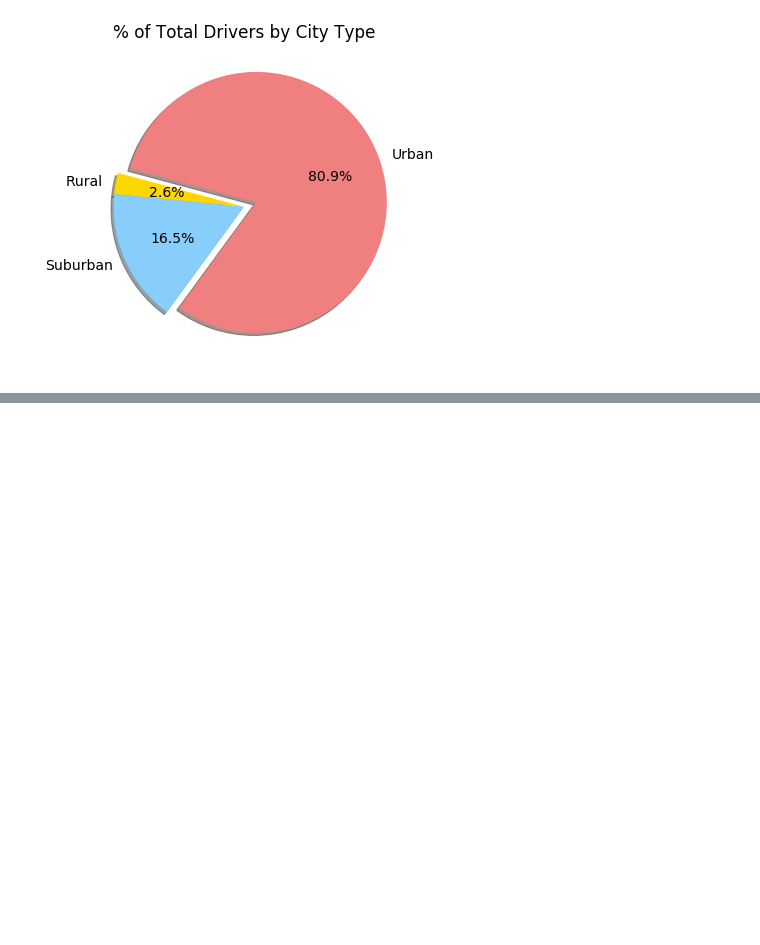
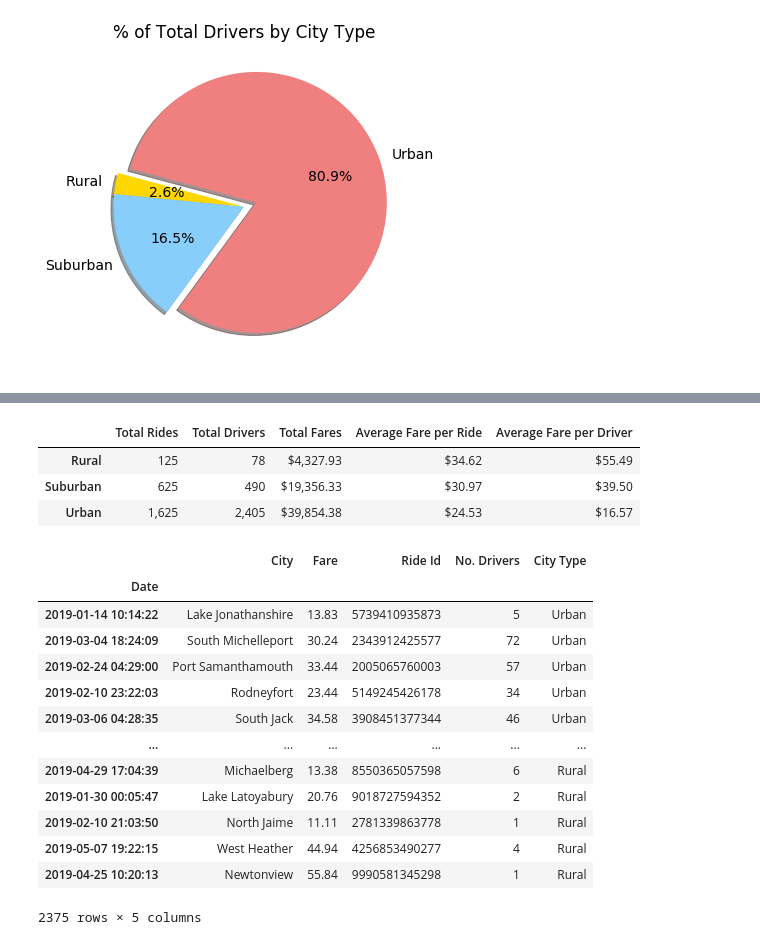
Before and after one commit to jgrotenhuis/PyBer_Analysis, a Jupyter notebook: PyBer.ipynb, the cells around one changed output, grey strips where cells are left out. Cells and saved outputs as stored; diff of their text form; code cells hidden in the pictures; blank space fills up the shorter version.

```diff
--- a/PyBer.ipynb
+++ b/PyBer.ipynb
@@ -802,0 +830,42 @@ plt.show()
+# %%
+# Apply formatting.
+final_ride_share_summary_df["Total Rides"] = final_ride_share_summary_df["Total Rides"].map("{:,.0f}".format)
+
+final_ride_share_summary_df["Total Drivers"] = final_ride_share_summary_df["Total Drivers"].map("{:,.0f}".format)
+
+final_ride_share_summary_df["Total Fares"] = final_ride_share_summary_df["Total Fares"].map("${:,.2f}".format)
+
+final_ride_share_summary_df["Average Fare per Ride"] = final_ride_share_summary_df["Average Fare per Ride"].map("${:,.2f}".format)
+
+final_ride_share_summary_df["Average Fare per Driver"] = final_ride_share_summary_df["Average Fare per Driver"].map("${:,.2f}".format)
+
+# Remove the index name.
+final_ride_share_summary_df.index.name = None
+
+final_ride_share_summary_df
+# %% [output]
+|  | Total Rides | Total Drivers | Total Fares | Average Fare per Ride | Average Fare per Driver |
+| Rural | 125 | 78 | $4,327.93 | $34.62 | $55.49 |
+| Suburban | 625 | 490 | $19,356.33 | $30.97 | $39.50 |
+| Urban | 1,625 | 2,405 | $39,854.38 | $24.53 | $16.57 |
+# %%
+# Rename the columns.
+pyber_data_set = pyber_data_set.rename(columns={'city':'City', 'date':'Date','fare':'Fare', 'ride_id': 'Ride Id','driver_count': 'No. Drivers', 'type':'City Type'})
+# %%
+pyber_data_set = pyber_data_set.set_index("Date")
+pyber_data_set
+# %% [output]
+|  | City | Fare | Ride Id | No. Drivers | City Type |
+| Date |  |  |  |  |  |
+| 2019-01-14 10:14:22 | Lake Jonathanshire | 13.83 | 5739410935873 | 5 | Urban |
+| 2019-03-04 18:24:09 | South Michelleport | 30.24 | 2343912425577 | 72 | Urban |
+| 2019-02-24 04:29:00 | Port Samanthamouth | 33.44 | 2005065760003 | 57 | Urban |
+| 2019-02-10 23:22:03 | Rodneyfort | 23.44 | 5149245426178 | 34 | Urban |
+| 2019-03-06 04:28:35 | South Jack | 34.58 | 3908451377344 | 46 | Urban |
+| ... | ... | ... | ... | ... | ... |
+| 2019-04-29 17:04:39 | Michaelberg | 13.38 | 8550365057598 | 6 | Rural |
+| 2019-01-30 00:05:47 | Lake Latoyabury | 20.76 | 9018727594352 | 2 | Rural |
+| 2019-02-10 21:03:50 | North Jaime | 11.11 | 2781339863778 | 1 | Rural |
+| 2019-05-07 19:22:15 | West Heather | 44.94 | 4256853490277 | 4 | Rural |
+| 2019-04-25 10:20:13 | Newtonview | 55.84 | 9990581345298 | 1 | Rural |
+2375 rows × 5 columns
```
Also changed, not shown: parts of 11 cells of this notebook, 4 other files.
